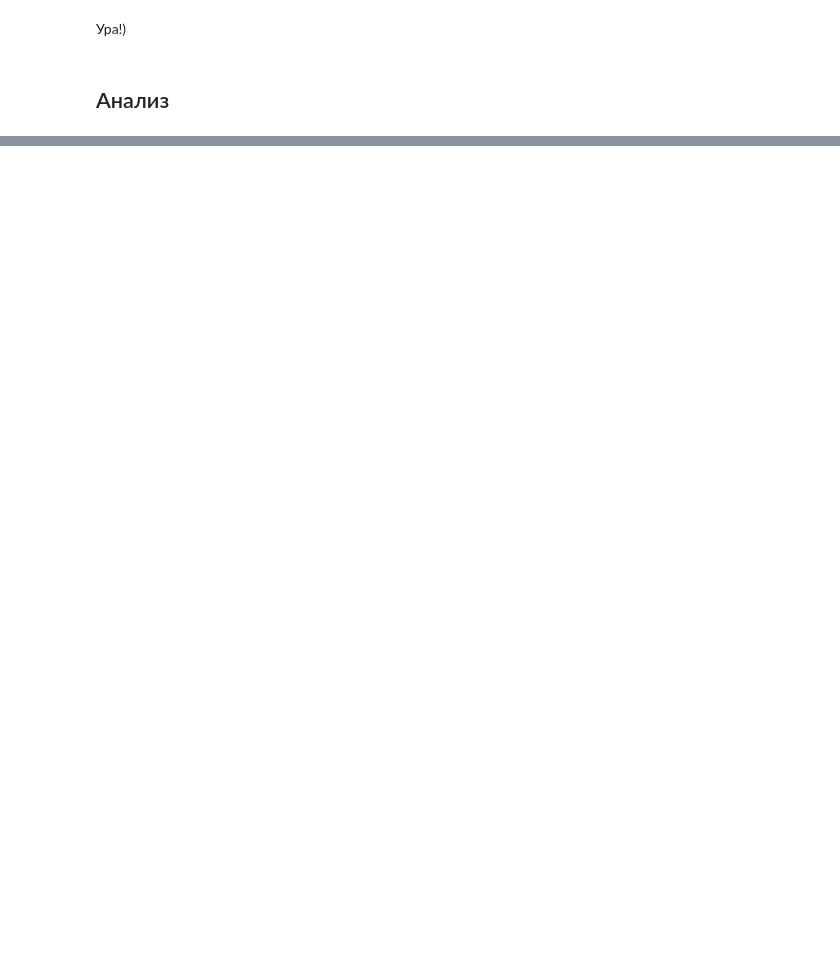
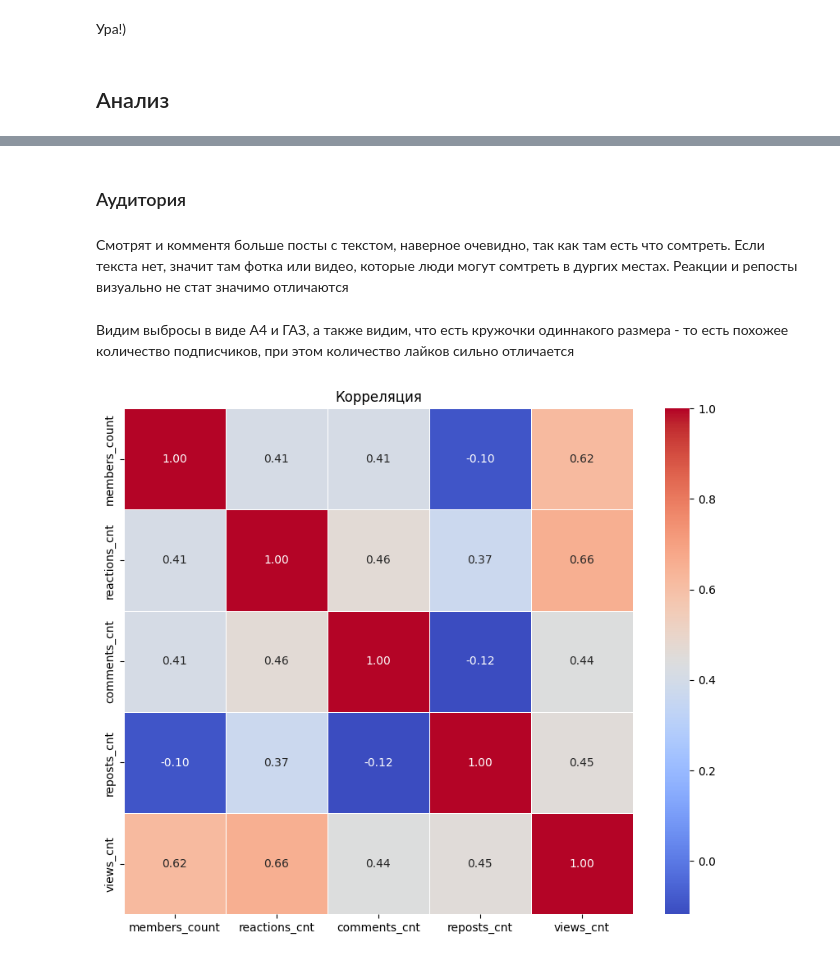
Before and after one commit to Zaides01/GP2, a Jupyter notebook: EDA/wall_EDA.ipynb, the cells around one changed output, grey strips where cells are left out. Saved outputs shown, nothing was run; the diff lists cells and outputs as text; code cells hidden in the pictures; blank space fills up the shorter version.

```diff
--- a/EDA/wall_EDA.ipynb
+++ b/EDA/wall_EDA.ipynb
@@ -219,0 +295,17 @@ dtype: int64
+# %%
+def count_emojis(text):
+    emoji_pattern = re.compile(
+        "["
+        "\U0001F600-\U0001F64F"
+        "\U0001F300-\U0001F5FF"
+        "\U0001F680-\U0001F6FF"
+        "\U0001F1E0-\U0001F1FF"
+        "\U00002702-\U000027B0"
+        "\U000024C2-\U0001F251"
+        "]+",
+        flags=re.UNICODE
+    )
+    return len(emoji_pattern.findall(text))
+
+df['emoji_count'] = df['text'].apply(count_emojis)
+df.head()
@@ -219,0 +394,2 @@ dtype: int64
+# %% [markdown]
+### Аудитория
@@ -219,0 +418,34 @@ dtype: int64
+# %% [markdown]
+Смотрят и комментя больше посты с текстом, наверное очевидно, так как там есть что сомтреть. Если текста нет, значит там фотка или видео, которые люди могут сомтреть в дургих местах. Реакции и репосты визуально не стат значимо отличаются
+# %%
+df_name = df.groupby('name', as_index=False)[['members_count', 'reactions_cnt', 'comments_cnt', 'reposts_cnt', 'views_cnt']].mean()
+
+fig_reactions = px.scatter(df_name, x='members_count', y='reactions_cnt',
+                  size='views_cnt', hover_name='name',
+                  title='Корреляция количества подписчиков и популярных постов')
+fig_reactions.update_xaxes(title='Среднее число подписчиков')
+fig_reactions.update_yaxes(title='Среднее число лайков')
+fig_reactions.show()
+
+fig_comments = px.scatter(df_name, x='members_count', y='comments_cnt',
+                  size='views_cnt', hover_name='name')
+fig_comments.update_xaxes(title='Среднее число подписчиков')
+fig_comments.update_yaxes(title='Среднее число комментов')
+fig_comments.show()
+
+fig_views = px.scatter(df_name, x='members_count', y='reposts_cnt',
+                  size='views_cnt', hover_name='name')
+fig_views.update_xaxes(title='Среднее число подписчиков')
+fig_views.update_yaxes(title='Среднее число прросмотров')
+fig_views.show()
+# %% [markdown]
+Видим выбросы в виде А4 и ГАЗ, а также видим, что есть кружочки одиннакого размера - то есть похожее количество подписчиков, при этом количество лайков сильно отличается
+# %%
+corr = df_name[['members_count', 'reactions_cnt', 'comments_cnt', 'reposts_cnt', 'views_cnt']].corr()
+
+plt.figure(figsize=(10, 8))
+sns.heatmap(corr, annot=True, cmap='coolwarm', fmt=".2f", linewidths=0.5)
+plt.title('Корреляция')
+plt.show()
+# %% [output]
+[figure, added]
```
Also changed, not shown: parts of 31 cells of this notebook, 1 other file.
